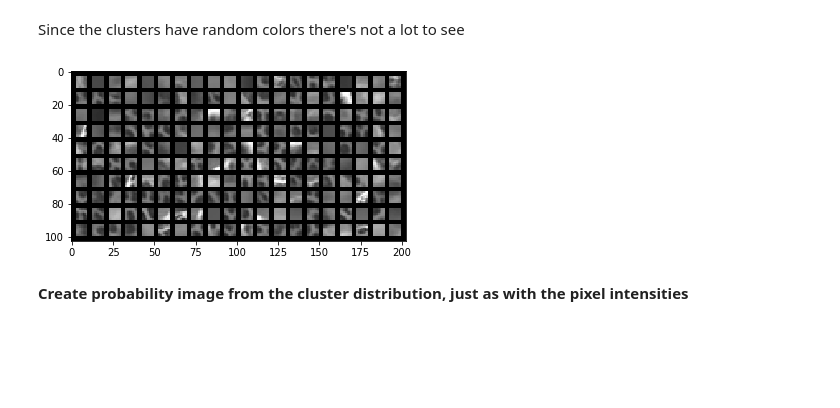
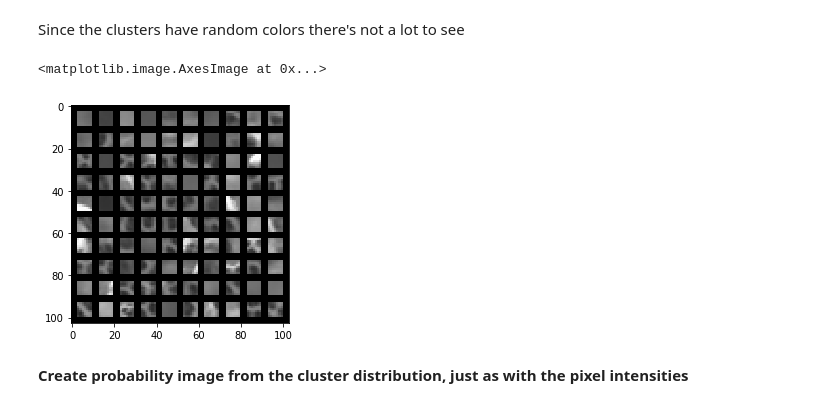
Before and after one commit to Charlottetheis/AIA, a Jupyter notebook: Jacob.ipynb, the cells around one changed output. Cells and saved outputs as stored; diff of their text form; code cells hidden in the pictures; blank space fills up the shorter version.

```diff
--- a/Jacob.ipynb
+++ b/Jacob.ipynb
@@ -444,9 +439,43 @@ def plot_dictionary(cluster_centers, rows, cols, patch_shape=(), spacing=3):
 
     plt.imshow(dict_img, cmap='gray')
-# %%
-plot_dictionary(kmeans.cluster_centers_, 10,20)
-# %% [output]
-[figure, removed]
+# %%
+def layout_dictionary(cluster_centers, rows, cols, patch_shape=(), color=False, highlight=None, spacing=3):
+    if(patch_shape==()):
+        s = int(np.sqrt(cluster_centers.shape[1]/(1+2*color)))
+        patch_shape = (s,s)
+
+    h = patch_shape[0]+spacing
+    w = patch_shape[1]+spacing
+    dict_img = np.zeros((rows*w + spacing, cols*w + spacing, 3), dtype='uint8')
+
+    if(color):
+        cluster_centers = cluster_centers.reshape(rows,cols,3,patch_shape[0],patch_shape[1])
+        cluster_centers = np.moveaxis(cluster_centers, -3, -1) # move color axis to last dim, (r,c,3,ps,ps) -> (r,c,ps,ps,3)
+    else:
+        cluster_centers = cluster_centers.reshape(rows,cols,patch_shape[0],patch_shape[1])
+
+    if(highlight is not None): highlight = highlight.reshape(rows,cols)
+
+    for r in range(rows):
+        for c in range(cols):
+            y = spacing + r*h
+            x = spacing + c*w
+            if(highlight is not None):
+                p = highlight[r,c]
+                dict_img[y-1:y+patch_shape[0]+1, x-1:x+patch_shape[1]+1, :] = [-p*(p<0)*255, p*(p>0)*255, 0]
+
+            if(color):
+                dict_img[y:y+patch_shape[0], x:x+patch_shape[1], ] = cluster_centers[r,c,:,:,]
+            else:
+                dict_img[y:y+patch_shape[0], x:x+patch_shape[1], ] = cluster_centers[r,c,:,:,None]
+
+    return dict_img
+# %%
+dict_img = layout_dictionary(kmeans.cluster_centers_, 10,10);
+plt.imshow(dict_img)
+# %% [output]
+<matplotlib.image.AxesImage at 0x...>
+[figure, added]
 # %% [markdown]
 __Create probability image from the cluster distribution, just as with the pixel intensities__
 # %%
```
Also changed, not shown: parts of 24 cells of this notebook, 1 other file.
